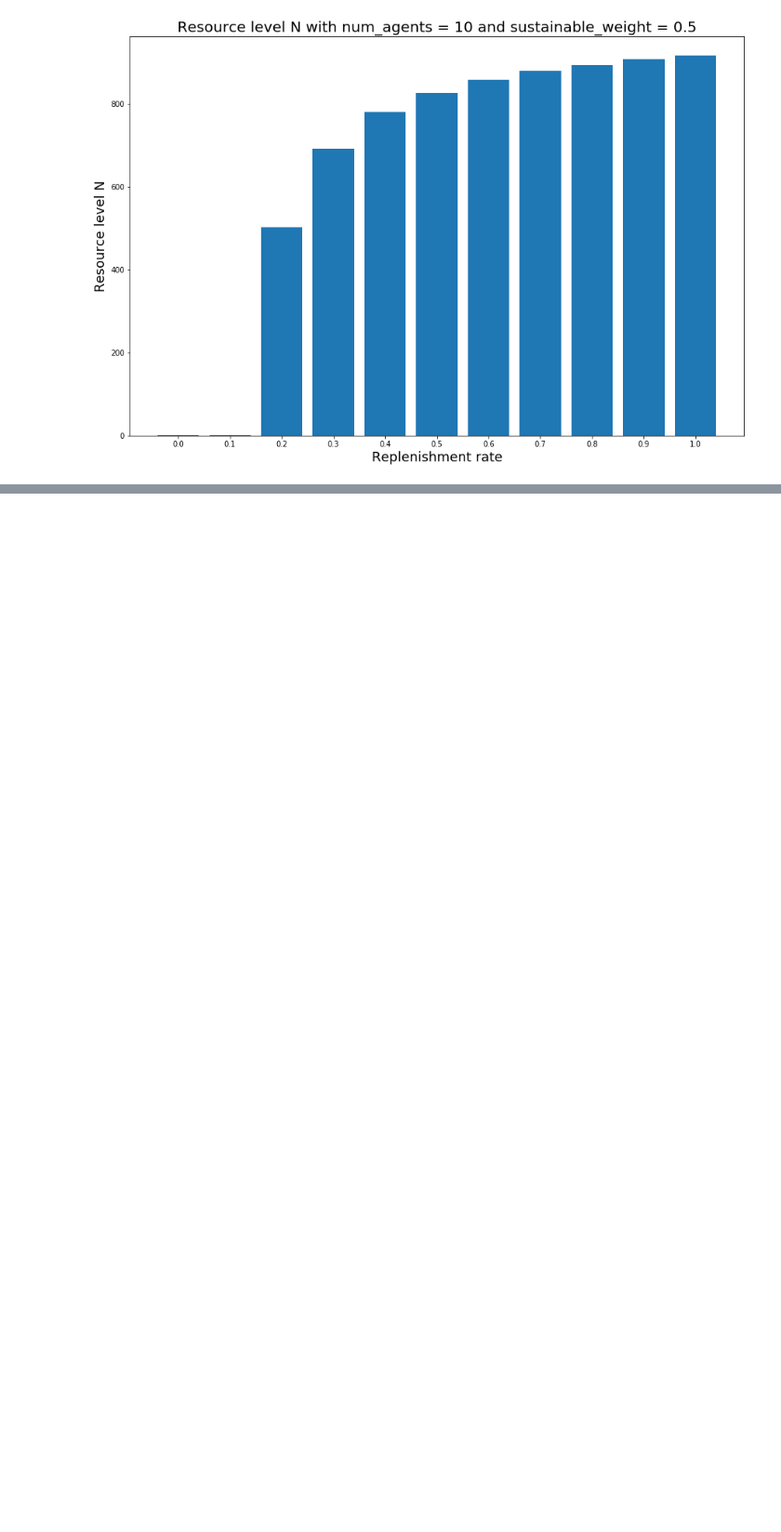
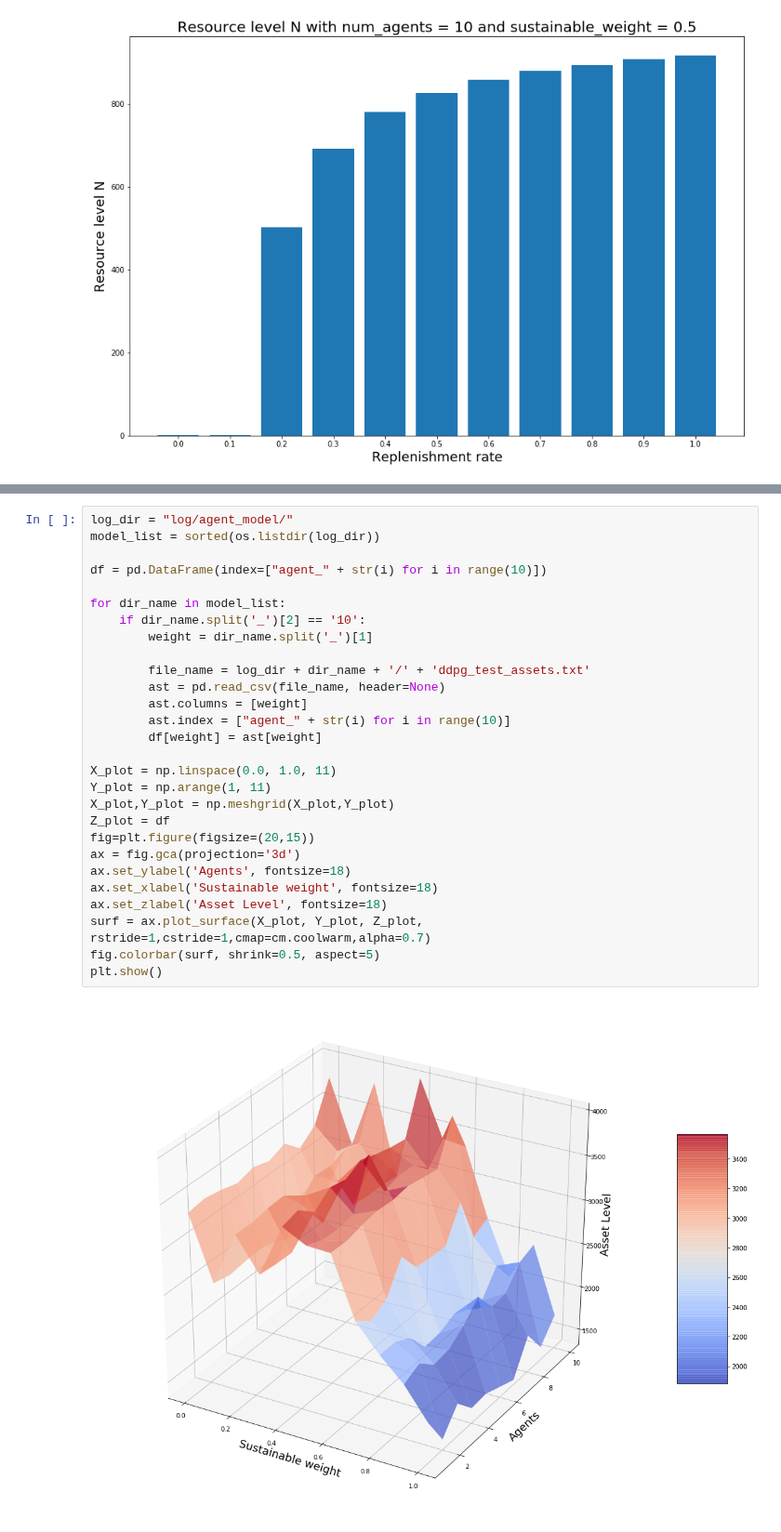
Before and after one commit to zhouker94/Multi-Agent-DRL, a Jupyter notebook: analysis.ipynb, the cells around one changed output, grey strips where cells are left out. Shown at 93% size. Drawn from its saved outputs; the diff is of its cells as text; blank space fills up the shorter version.

```diff
--- a/analysis.ipynb
+++ b/analysis.ipynb
@@ -168,0 +194,30 @@ plt.show()
+# %%
+log_dir = "log/agent_model/"
+model_list = sorted(os.listdir(log_dir))
+
+df = pd.DataFrame(index=["agent_" + str(i) for i in range(10)])
+
+for dir_name in model_list:
+    if dir_name.split('_')[2] == '10':
+        weight = dir_name.split('_')[1]
+
+        file_name = log_dir + dir_name + '/' + 'ddpg_test_assets.txt'
+        ast = pd.read_csv(file_name, header=None)
+        ast.columns = [weight]
+        ast.index = ["agent_" + str(i) for i in range(10)]
+        df[weight] = ast[weight]
+
+X_plot = np.linspace(0.0, 1.0, 11)
+Y_plot = np.arange(1, 11)
+X_plot,Y_plot = np.meshgrid(X_plot,Y_plot)
+Z_plot = df
+fig=plt.figure(figsize=(20,15))
+ax = fig.gca(projection='3d')
+ax.set_ylabel('Agents', fontsize=18)
+ax.set_xlabel('Sustainable weight', fontsize=18)
+ax.set_zlabel('Asset Level', fontsize=18)
+surf = ax.plot_surface(X_plot, Y_plot, Z_plot, rstride=1,cstride=1,cmap=cm.coolwarm,alpha=0.7)
+fig.colorbar(surf, shrink=0.5, aspect=5)
+plt.show()
+# %% [output]
+[figure, added]
```
Also changed, not shown: parts of 5 cells of this notebook, 2 other files.
